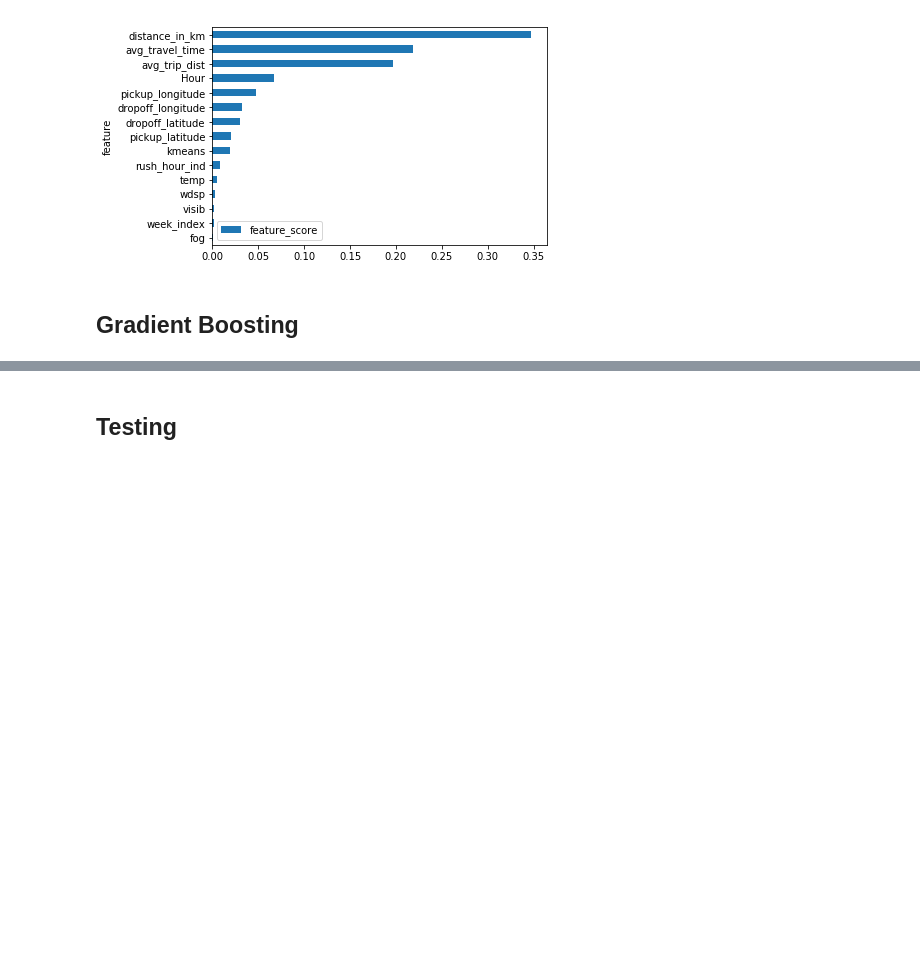
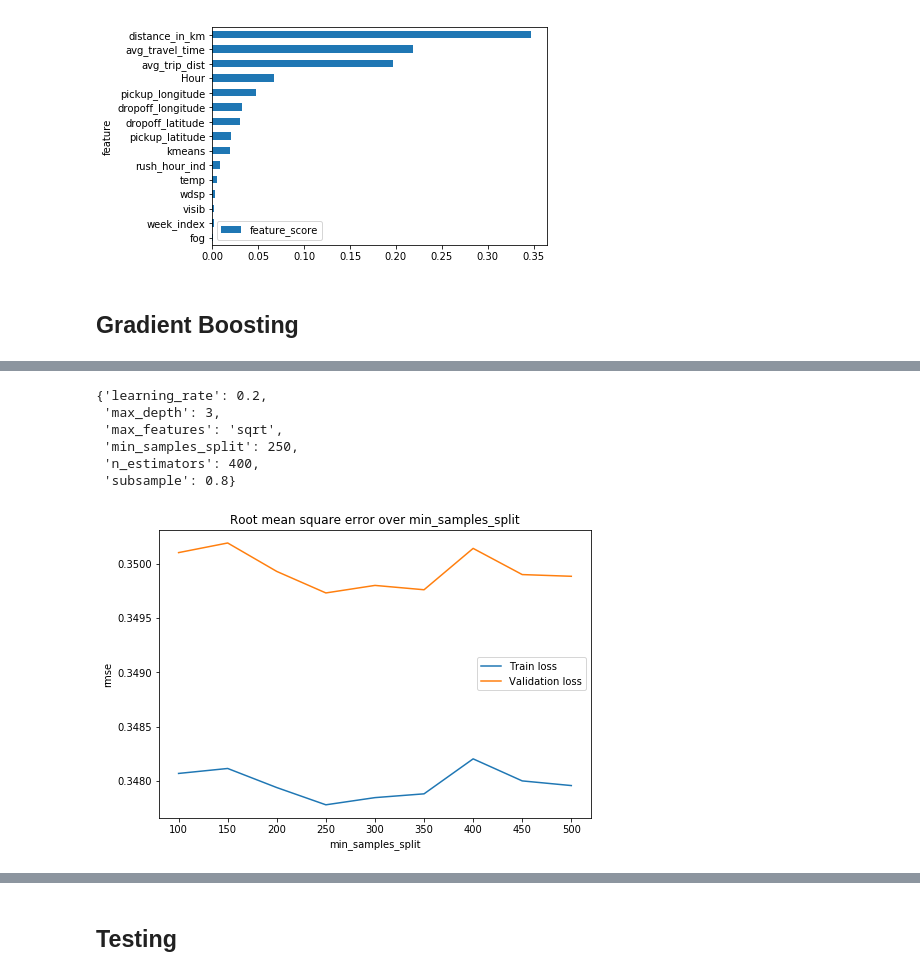
Before and after one commit to XinXia2019/NYC-TLC-Yellow-Taxi-ETA, a Jupyter notebook: NYC-TLC-Yellow-Taxi-ETA.ipynb, the cells around one changed output, grey strips where cells are left out. Cells and saved outputs as stored; diff of their text form; code cells hidden in the pictures; blank space fills up the shorter version.

```diff
--- a/NYC-TLC-Yellow-Taxi-ETA.ipynb
+++ b/NYC-TLC-Yellow-Taxi-ETA.ipynb
@@ -441,7 +493,7 @@ df[['distance_in_km','avg_travel_time','avg_trip_dist','travel_time']].corr()
 # %% [markdown]
 # Model Selection, Comparison and Cross Validation
 # %%
-df = pd.read_csv('my_version/features1.csv')
+#df = pd.read_csv('my_version/features1.csv')
 # %%
 df.columns
 # %% [output]
@@ -453,6 +506,6 @@ Index(['Hour', 'travel_time', 'distance_in_km', 'pickup_longitude',
       dtype='object')
 # %%
-X = df.drop(['travel_time'],axis =1)
+X = df.drop(['travel_time','pickup_datetime','gh'],axis =1)
 y = df['travel_time']
 X_train, X_test, y_train, y_test = train_test_split(X, y, test_size=0.2, random_state=42)
 # %% [markdown]
@@ -619,0 +684,10 @@ show_grid_cv(GBR_grid1,GBR_n_est,'n_estimators')
+# %%
+GBR_min_split= [100,150,200,250,300,350,400,450,500]
+param = {'n_estimators':[400],
+         'learning_rate':[0.2],
+         'max_depth': [3],
+         'min_samples_split':GBR_min_split,
+         'max_features': ['sqrt'],
+         'subsample':[0.8]
+        }
+GBR_grid2 = get_grid_cv(X_train,y_train,GBR,param_grid=param,fold=3,score='neg_mean_squared_error',core =-1)
@@ -620 +719,14 @@ show_grid_cv(GBR_grid1,GBR_n_est,'n_estimators')
+# %%
+GBR_grid2.best_params_
+# %% [output]
+{'learning_rate': 0.2,
+ 'max_depth': 3,
+ 'max_features': 'sqrt',
+ 'min_samples_split': 250,
+ 'n_estimators': 400,
+ 'subsample': 0.8}
+# %%
+show_grid_cv(GBR_grid2,GBR_min_split,'min_samples_split')
+# %% [output]
+[figure, added]
 # %%
```
Also changed, not shown: parts of 87 cells of this notebook.
